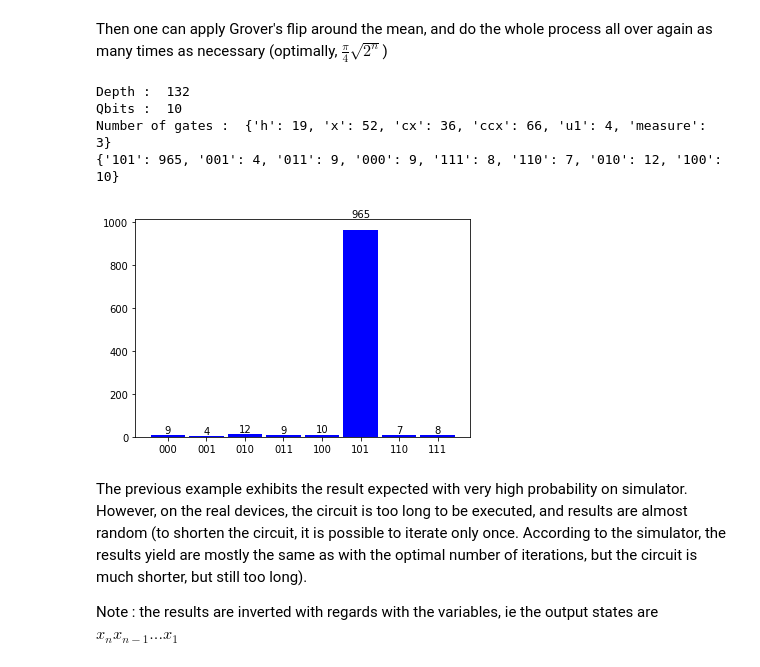
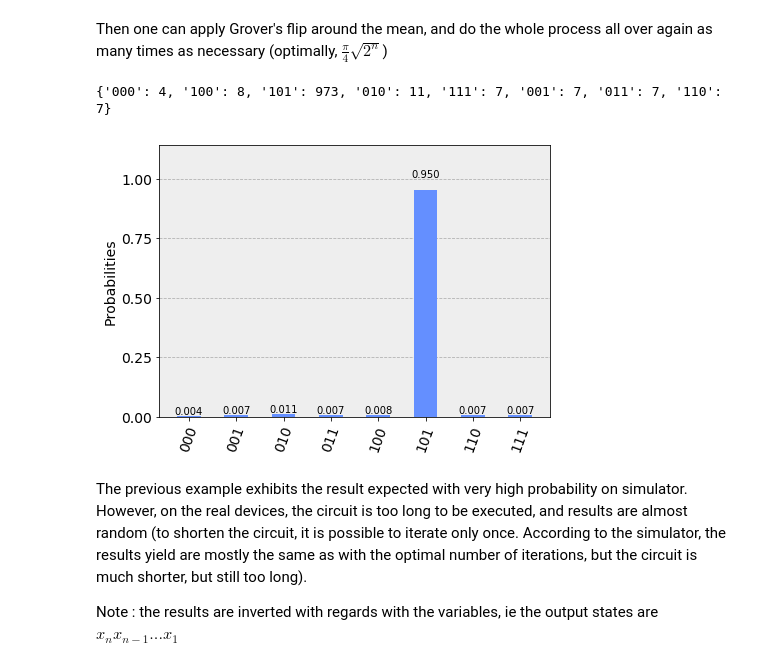
Before and after one commit to mtillet/grover, a Jupyter notebook: Exclusive1SAT.ipynb, the cells around one changed output. Drawn from its saved outputs; the diff is of its cells as text; code cells hidden in the pictures.

```diff
--- a/Exclusive1SAT.ipynb
+++ b/Exclusive1SAT.ipynb
@@ -78,5 +82,7 @@ add_clause(circ, qr, [1, 2, -3], 4)
 for i in range(4):
     circ.measure(qr[i+1], cr[i])
 
-print(launch(circ, backend_type='local'))
+job = execute(circ, backend=BasicAer.get_backend("qasm_simulator"))
+res = job.result().get_counts()
+plot_histogram(res)
 # %% [output]
@@ -165,43 +174,45 @@ def ex_1_3sat_circuit(var_nb, clauses, nb_grover=-1):
     if nb_grover < 0:
         # this is the theoretical optimal number of iterations
         # although, in practical cases, it can be preferable to iterate on a lesser number so the program is shorter
         nb_grover = ceil(sqrt(var_nb)*pi/4)
 
     for _ in range(nb_grover):
         oracle_3sat(circ, qr, clauses, var_nb)
         grover_flip(circ, qr, [qr[i] for i in range(1, var_nb + 1)])
 
     # mesure the variables at the end
     for i in range(var_nb):
         circ.measure(qr[i+1], cr[i])
 
     return circ, qr
 
-def ex_1_3sat(var_nb, clauses, backend='local'):
+def ex_1_3sat(var_nb, clauses, backend=None):
     """
     Using Grover's algorithm, exhibit the solution of an Exclusive-1 SAT problem
     :param var_nb: number of variables in the problem
     :param clauses: list of clauses
     (themselves lists of numbers, indicating the variables used in the clause with their index starting from 1,
     being negative numbers if the variable is NOTed )
-    :param backend: backend to use to run the algorithm. Options are 'local',
-    'q' (for the best quantum computer available) or 'hpc' for the 32 qubits simulator
+    :param backend: backend to use to run the algorithm.
     :return:
     """
     circ, _ = ex_1_3sat_circuit(var_nb, clauses)
-    res = launch(circ, backend_type=backend, verbose=True)
+
+    if backend is None:
+        backend = BasicAer.get_backend("qasm_simulator")
+
+    job = execute(circ, backend=backend, shots=1024, max_credits=3)
+    res = job.result().get_counts()
+    #res = launch(circ, backend_type=backend, verbose=True, shots=10000)
     print(res)
-    plot_hist(res)
     return res
 
 # the instance presented at the beginning
 res = ex_1_3sat(3, [[1, 2, -3], [-1, -2, -3], [-1, 2, 3]])
+plot_histogram(res)
 # %% [output]
-Depth :  132
-Qbits :  10
-Number of gates :  {'h': 19, 'x': 52, 'cx': 36, 'ccx': 66, 'u1': 4, 'measure': 3}
-{'101': 965, '001': 4, '011': 9, '000': 9, '111': 8, '110': 7, '010': 12, '100': 10}
+{'000': 4, '100': 8, '101': 973, '010': 11, '111': 7, '001': 7, '011': 7, '110': 7}
-[figure, old version]
+[figure, new version]
 # %% [markdown]
 The previous example exhibits the result expected with very high probability on simulator. However, on the real devices, the circuit is too long to be executed, and results are almost random (to shorten the circuit, it is possible to iterate only once. According to the simulator, the results yield are mostly the same as with the optimal number of iterations, but the circuit is much shorter, but still too long).
 
```
Also changed, not shown: parts of 8 cells of this notebook, 1 other file.
